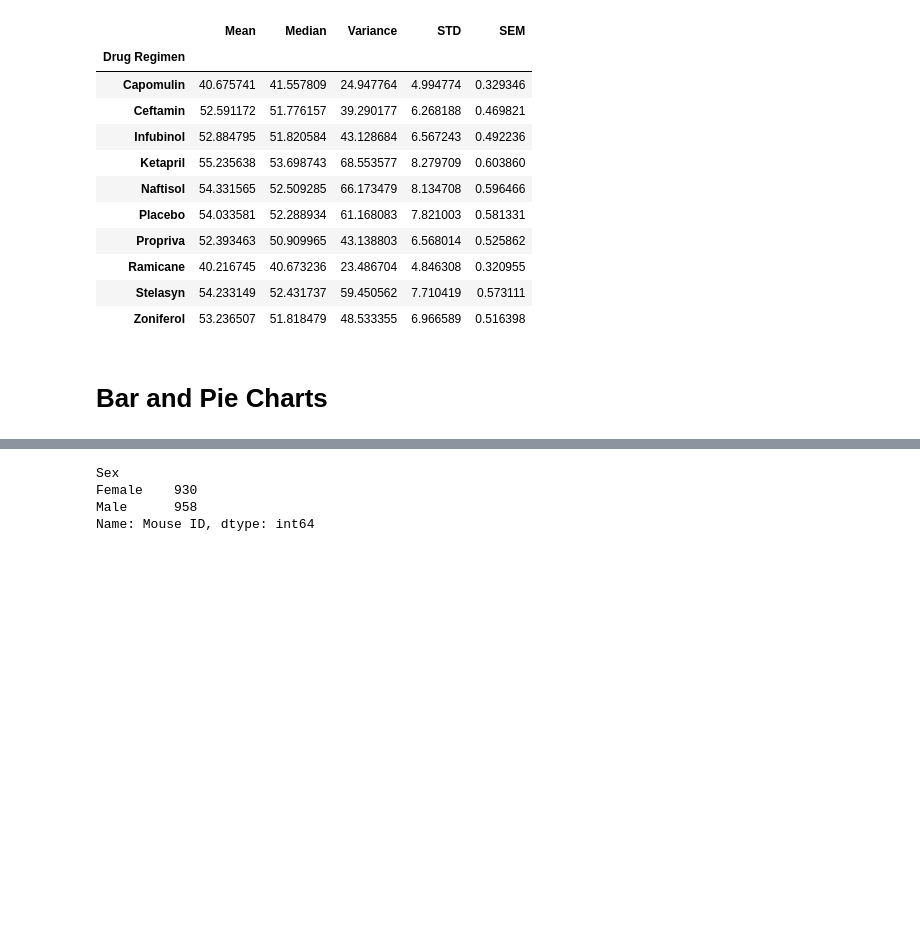
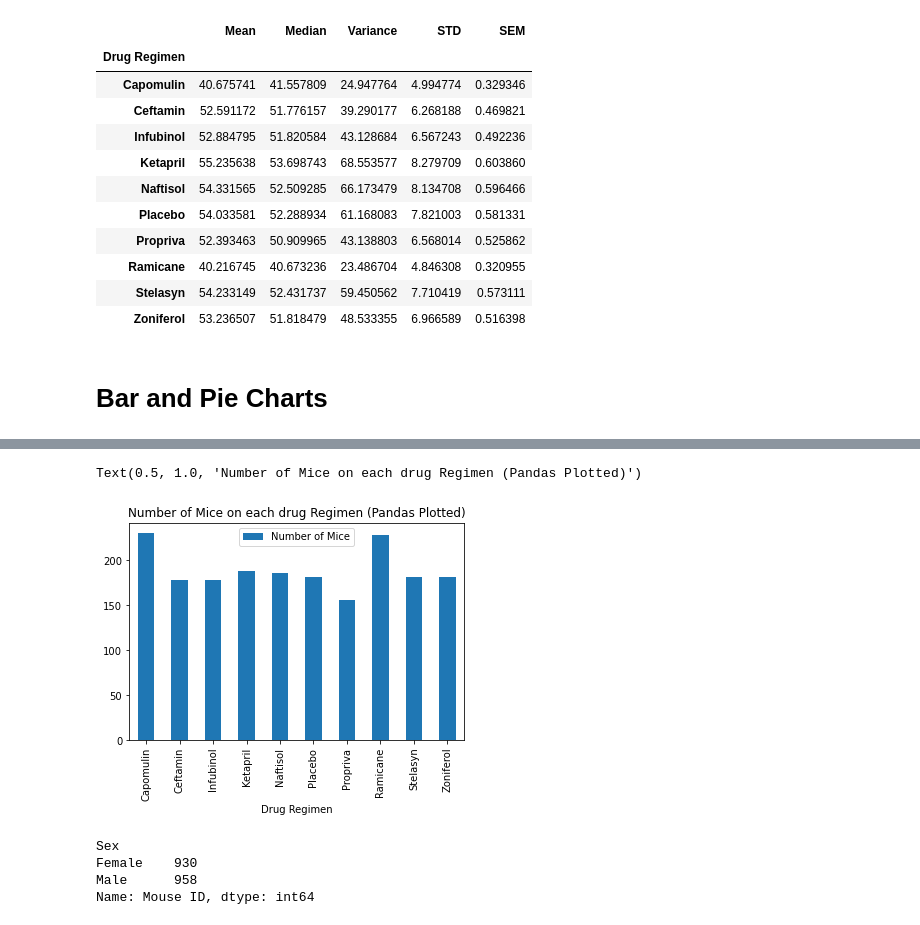
Before and after one commit to cyberkatie/visualization-challenge, a Jupyter notebook: module_5_starter_code/module_5_starter_code/Pymaceuticals/PymaceuticalsSolutions.ipynb, the cells around one changed output, grey strips where cells are left out. Drawn from its saved outputs; the diff is of its cells as text; code cells hidden in the pictures; blank space fills up the shorter version.

```diff
--- a/module_5_starter_code/module_5_starter_code/Pymaceuticals/PymaceuticalsSolutions.ipynb
+++ b/module_5_starter_code/module_5_starter_code/Pymaceuticals/PymaceuticalsSolutions.ipynb
@@ -205,0 +180,4 @@ Text(0, 0.5, 'Number of Mice')
+# %%
+drugs_and_mice = pd.DataFrame({'Drug Regimen' : x_labels, 'Number of Mice' : counts})
+drugs_and_mice = drugs_and_mice.set_index("Drug Regimen")
+drugs_and_mice
@@ -206,3 +197,9 @@ Text(0, 0.5, 'Number of Mice')
+# %%
+drugs_and_mice.plot(kind = 'bar')
+plt.title('Number of Mice on each drug Regimen (Pandas Plotted)')
+# %% [output]
+Text(0.5, 1.0, 'Number of Mice on each drug Regimen (Pandas Plotted)')
+[figure, added]
 # %%
 sex = cleaned.groupby(['Sex']).count()['Mouse ID']
 sex
```
Also changed, not shown: parts of 38 cells of this notebook.
